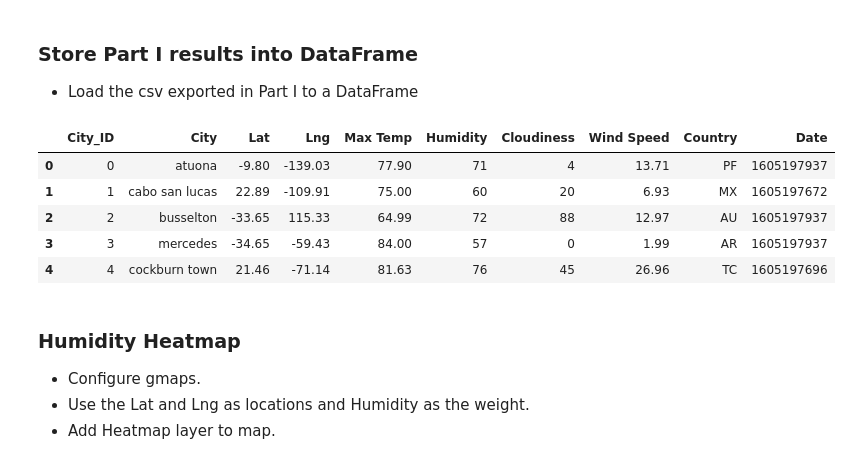
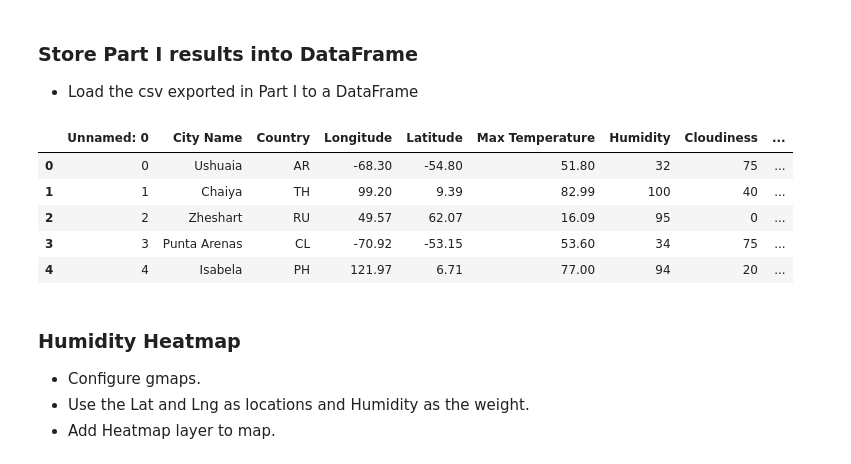
Before and after one commit to rjcline07/python-api-challenge, a Jupyter notebook: VacationPy/Python_APIs_VacationPy.ipynb, the cells around one changed output. Saved outputs shown, nothing was run; the diff lists cells and outputs as text; code cells hidden in the pictures.

```diff
--- a/VacationPy/Python_APIs_VacationPy.ipynb
+++ b/VacationPy/Python_APIs_VacationPy.ipynb
@@ -19,15 +19,15 @@ from api_keys import g_key
 ### Store Part I results into DataFrame
 * Load the csv exported in Part I to a DataFrame
 # %%
-city_data_df = pd.read_csv("../WeatherPy/output/cities.csv")
-city_data_df.head()
+city_df = pd.read_csv("../WeatherPy/output/cities.csv")
+city_df.head()
 # %% [output]
-|  | City_ID | City | Lat | Lng | Max Temp | Humidity | Cloudiness | Wind Speed | Country | Date |
-| 0 | 0 | atuona | -9.80 | -139.03 | 77.90 | 71 | 4 | 13.71 | PF | 1605197937 |
-| 1 | 1 | cabo san lucas | 22.89 | -109.91 | 75.00 | 60 | 20 | 6.93 | MX | 1605197672 |
-| 2 | 2 | busselton | -33.65 | 115.33 | 64.99 | 72 | 88 | 12.97 | AU | 1605197937 |
-| 3 | 3 | mercedes | -34.65 | -59.43 | 84.00 | 57 | 0 | 1.99 | AR | 1605197937 |
-| 4 | 4 | cockburn town | 21.46 | -71.14 | 81.63 | 76 | 45 | 26.96 | TC | 1605197696 |
+|  | Unnamed: 0 | City Name | Country | Longitude | Latitude | Max Temperature | Humidity | Cloudiness | ... |
+| 0 | 0 | Ushuaia | AR | -68.30 | -54.80 | 51.80 | 32 | 75 | ... |
+| 1 | 1 | Chaiya | TH | 99.20 | 9.39 | 82.99 | 100 | 40 | ... |
+| 2 | 2 | Zheshart | RU | 49.57 | 62.07 | 16.09 | 95 | 0 | ... |
+| 3 | 3 | Punta Arenas | CL | -70.92 | -53.15 | 53.60 | 34 | 75 | ... |
+| 4 | 4 | Isabela | PH | 121.97 | 6.71 | 77.00 | 94 | 20 | ... |
 # %% [markdown]
 ### Humidity Heatmap
 * Configure gmaps.
```
Also changed, not shown: parts of 5 cells of this notebook.
